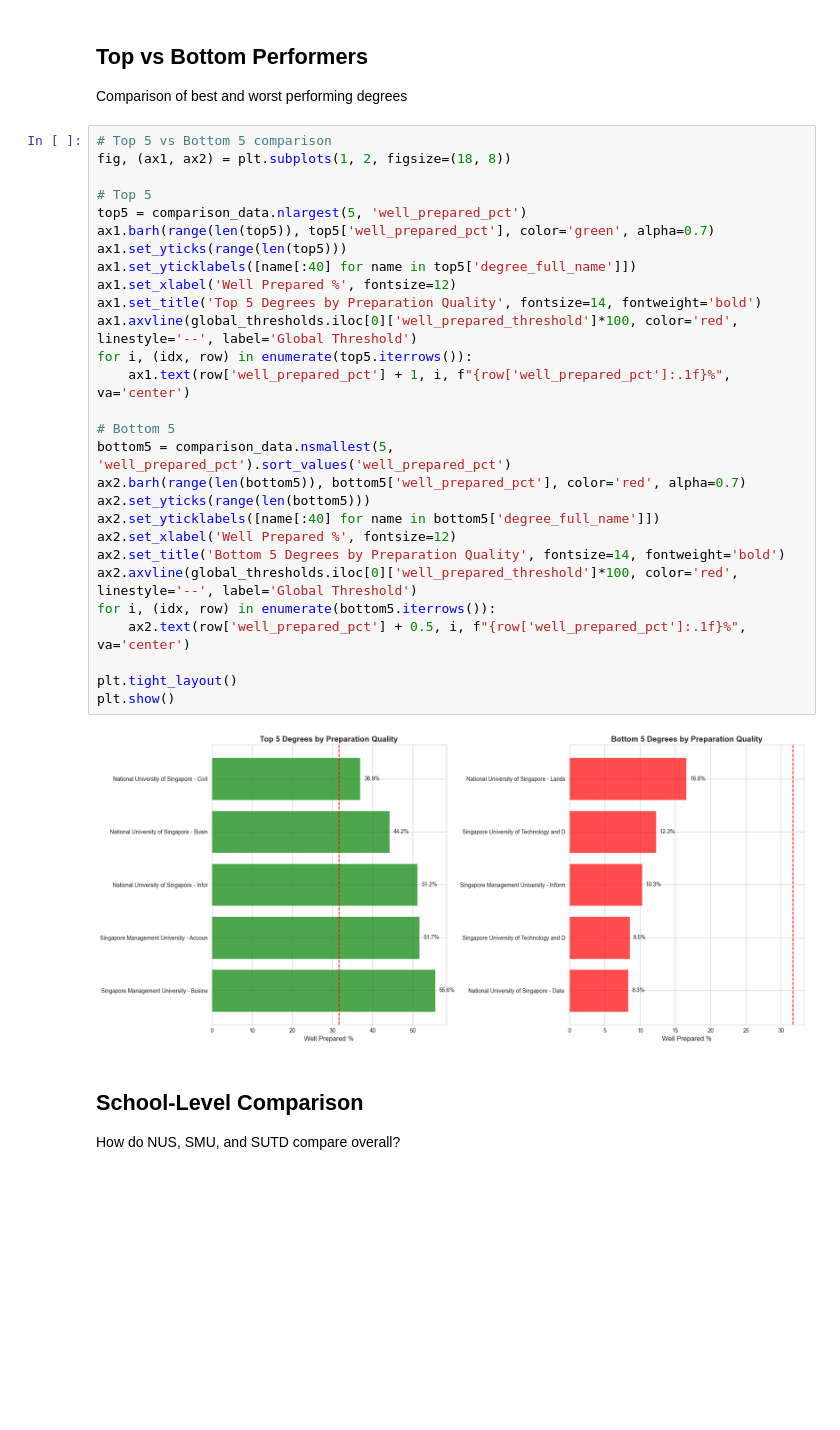
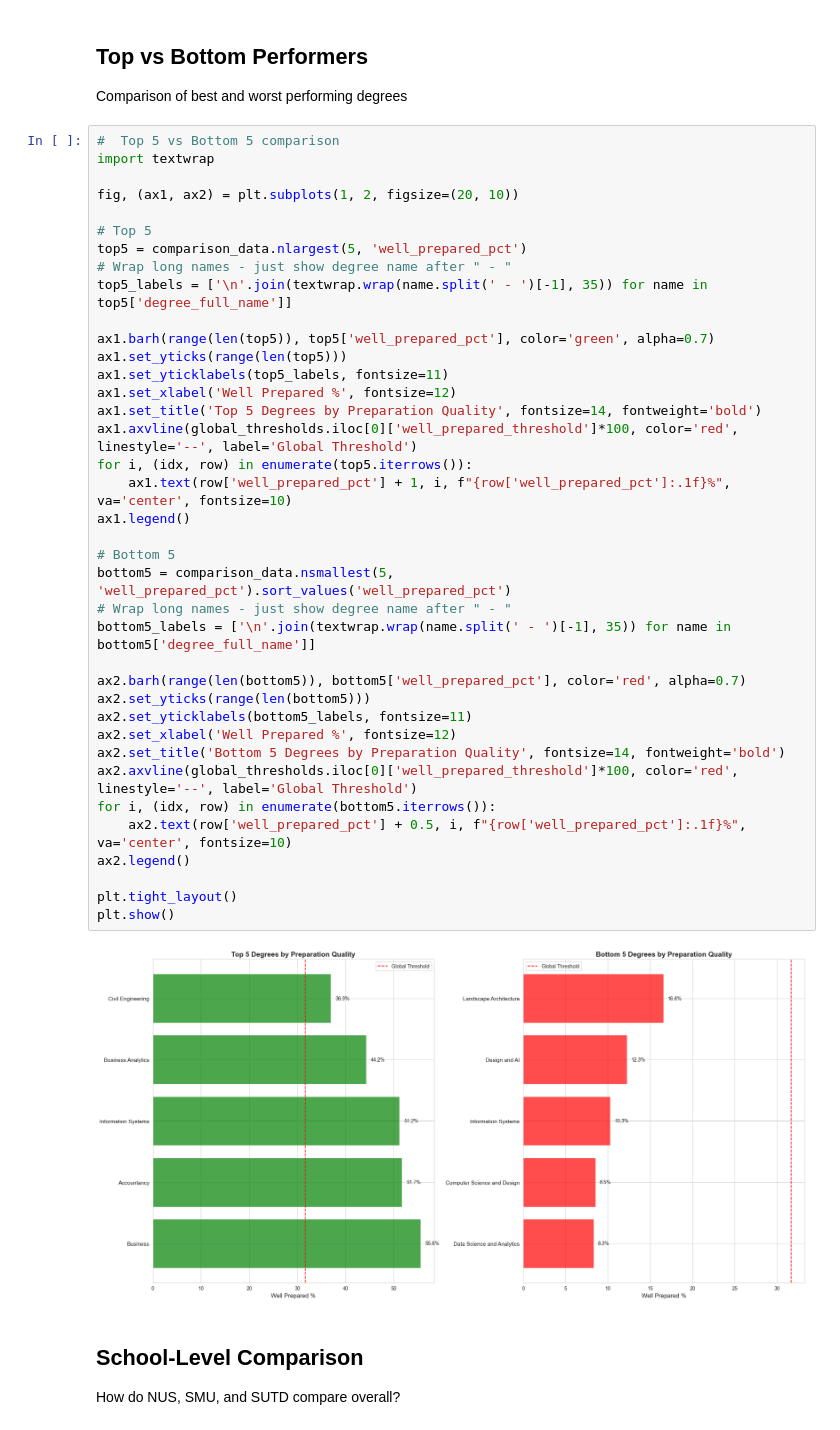
Before and after one commit to annikaljy/dsa4264, a Jupyter notebook: notebooks/complete_analysis_full.ipynb, the cells around one changed output. Cells and saved outputs as stored; diff of their text form; blank space fills up the shorter version.

Commit message:
Wrapped axis label

```diff
--- a/notebooks/complete_analysis_full.ipynb
+++ b/notebooks/complete_analysis_full.ipynb
@@ -1498,35 +1530,45 @@ global_thresholds = pd.read_csv(global_thresholds_file)
 
 Comparison of best and worst performing degrees
 # %%
-# Top 5 vs Bottom 5 comparison
-fig, (ax1, ax2) = plt.subplots(1, 2, figsize=(18, 8))
+#  Top 5 vs Bottom 5 comparison
+import textwrap
+
+fig, (ax1, ax2) = plt.subplots(1, 2, figsize=(20, 10))
 
 # Top 5
 top5 = comparison_data.nlargest(5, 'well_prepared_pct')
+# Wrap long names - just show degree name after " - "
+top5_labels = ['\n'.join(textwrap.wrap(name.split(' - ')[-1], 35)) for name in top5['degree_full_name']]
+
 ax1.barh(range(len(top5)), top5['well_prepared_pct'], color='green', alpha=0.7)
 ax1.set_yticks(range(len(top5)))
-ax1.set_yticklabels([name[:40] for name in top5['degree_full_name']])
+ax1.set_yticklabels(top5_labels, fontsize=11)
 ax1.set_xlabel('Well Prepared %', fontsize=12)
 ax1.set_title('Top 5 Degrees by Preparation Quality', fontsize=14, fontweight='bold')
 ax1.axvline(global_thresholds.iloc[0]['well_prepared_threshold']*100, color='red', linestyle='--', label='Global Threshold')
 for i, (idx, row) in enumerate(top5.iterrows()):
-    ax1.text(row['well_prepared_pct'] + 1, i, f"{row['well_prepared_pct']:.1f}%", va='center')
+    ax1.text(row['well_prepared_pct'] + 1, i, f"{row['well_prepared_pct']:.1f}%", va='center', fontsize=10)
+ax1.legend()
 
 # Bottom 5
 bottom5 = comparison_data.nsmallest(5, 'well_prepared_pct').sort_values('well_prepared_pct')
+# Wrap long names - just show degree name after " - "
+bottom5_labels = ['\n'.join(textwrap.wrap(name.split(' - ')[-1], 35)) for name in bottom5['degree_full_name']]
+
 ax2.barh(range(len(bottom5)), bottom5['well_prepared_pct'], color='red', alpha=0.7)
 ax2.set_yticks(range(len(bottom5)))
-ax2.set_yticklabels([name[:40] for name in bottom5['degree_full_name']])
+ax2.set_yticklabels(bottom5_labels, fontsize=11)
 ax2.set_xlabel('Well Prepared %', fontsize=12)
 ax2.set_title('Bottom 5 Degrees by Preparation Quality', fontsize=14, fontweight='bold')
 ax2.axvline(global_thresholds.iloc[0]['well_prepared_threshold']*100, color='red', linestyle='--', label='Global Threshold')
 for i, (idx, row) in enumerate(bottom5.iterrows()):
-    ax2.text(row['well_prepared_pct'] + 0.5, i, f"{row['well_prepared_pct']:.1f}%", va='center')
+    ax2.text(row['well_prepared_pct'] + 0.5, i, f"{row['well_prepared_pct']:.1f}%", va='center', fontsize=10)
+ax2.legend()
 
 plt.tight_layout()
 plt.show()
 # %% [output]
-[figure, old version]
+[figure, new version]
 # %% [markdown]
 ## School-Level Comparison
 
```
Also changed, not shown: parts of 4 cells of this notebook.
